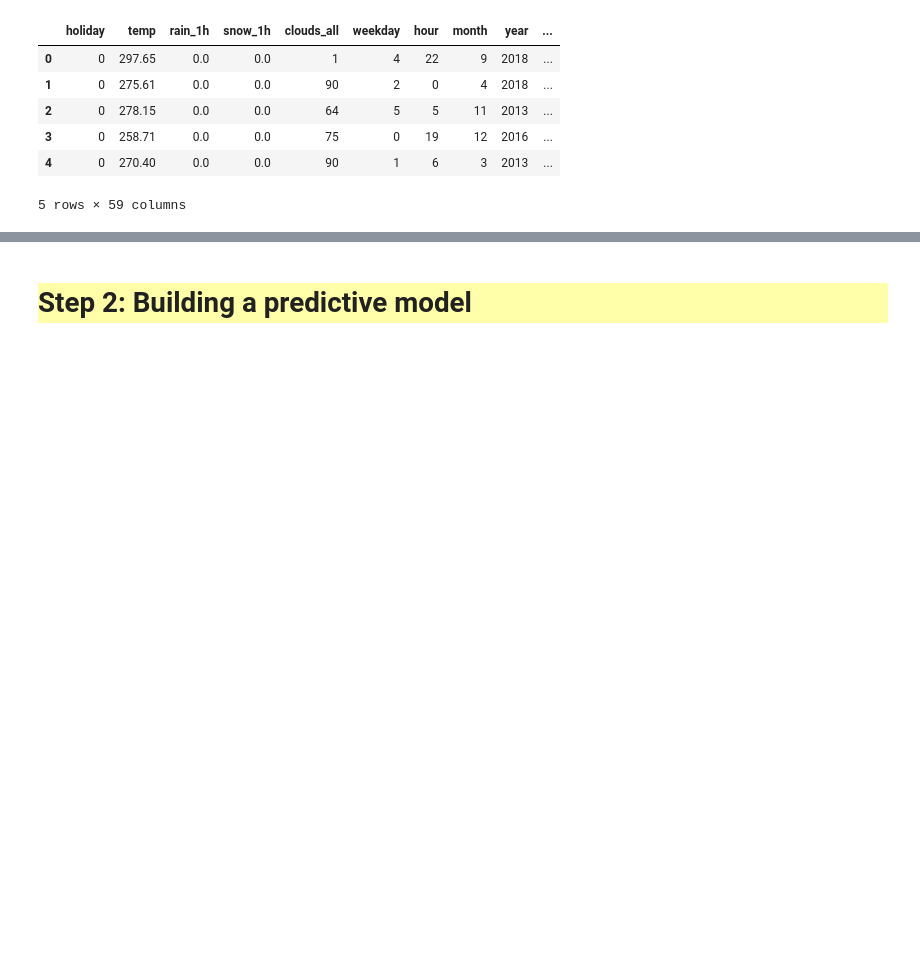
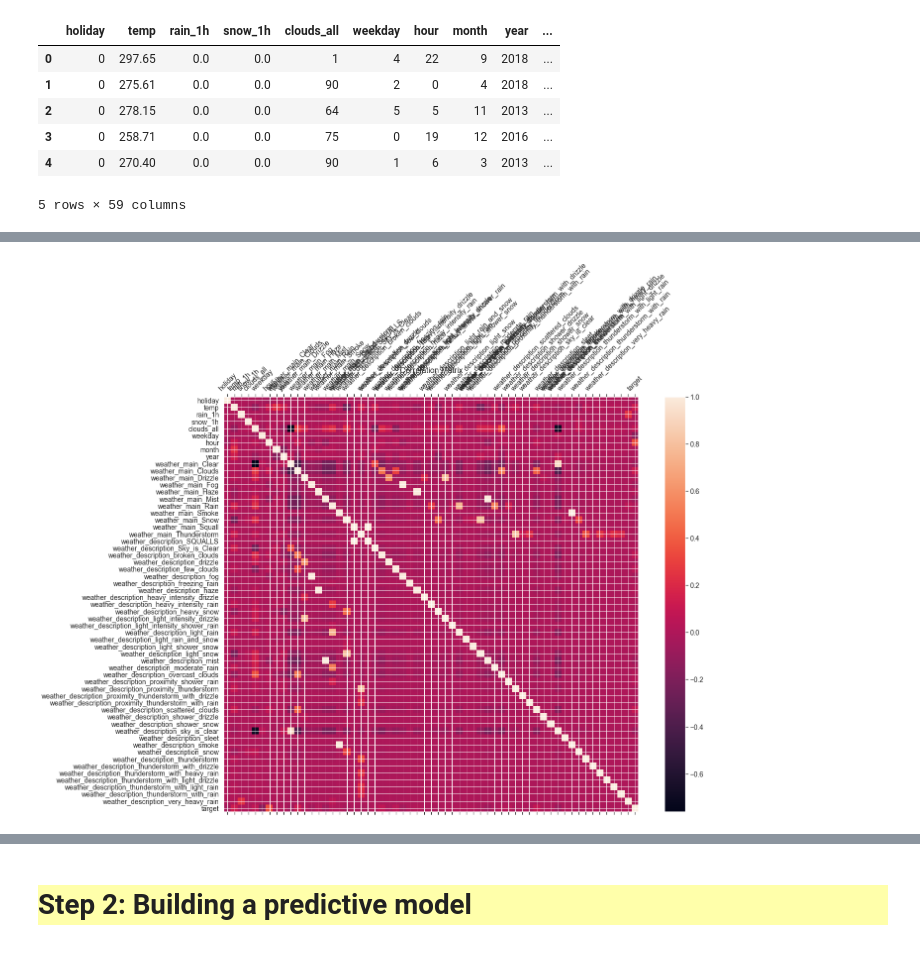
Before and after one commit to FlorianBertelli/ProjetAIC, a Jupyter notebook: starting_kit/README.ipynb, the cells around one changed output, grey strips where cells are left out. Drawn from its saved outputs; the diff is of its cells as text; code cells hidden in the pictures; blank space fills up the shorter version.

```diff
--- a/starting_kit/README.ipynb
+++ b/starting_kit/README.ipynb
@@ -98,0 +121,10 @@ plt.show()
+# %%
+f = plt.figure(figsize=(19, 15))
+plt.matshow(data.corr(), fignum=f.number)
+plt.xticks(range(data.shape[1]), data.columns, fontsize=14, rotation=45)
+plt.yticks(range(data.shape[1]), data.columns, fontsize=14)
+cb = plt.colorbar()
+cb.ax.tick_params(labelsize=14)
+plt.title('Correlation Matrix', fontsize=16);
+# %% [output]
+[figure, added]
```
Also changed, not shown: parts of 13 cells of this notebook.
